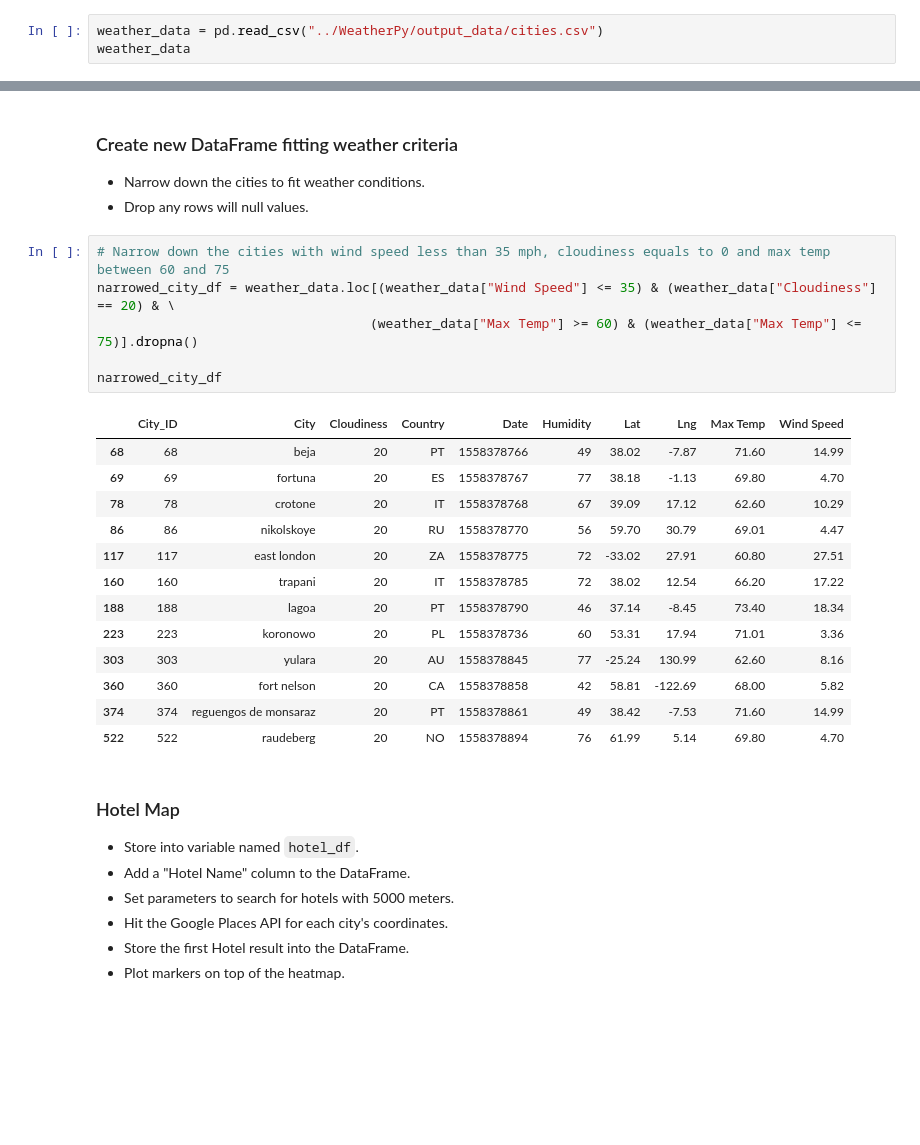
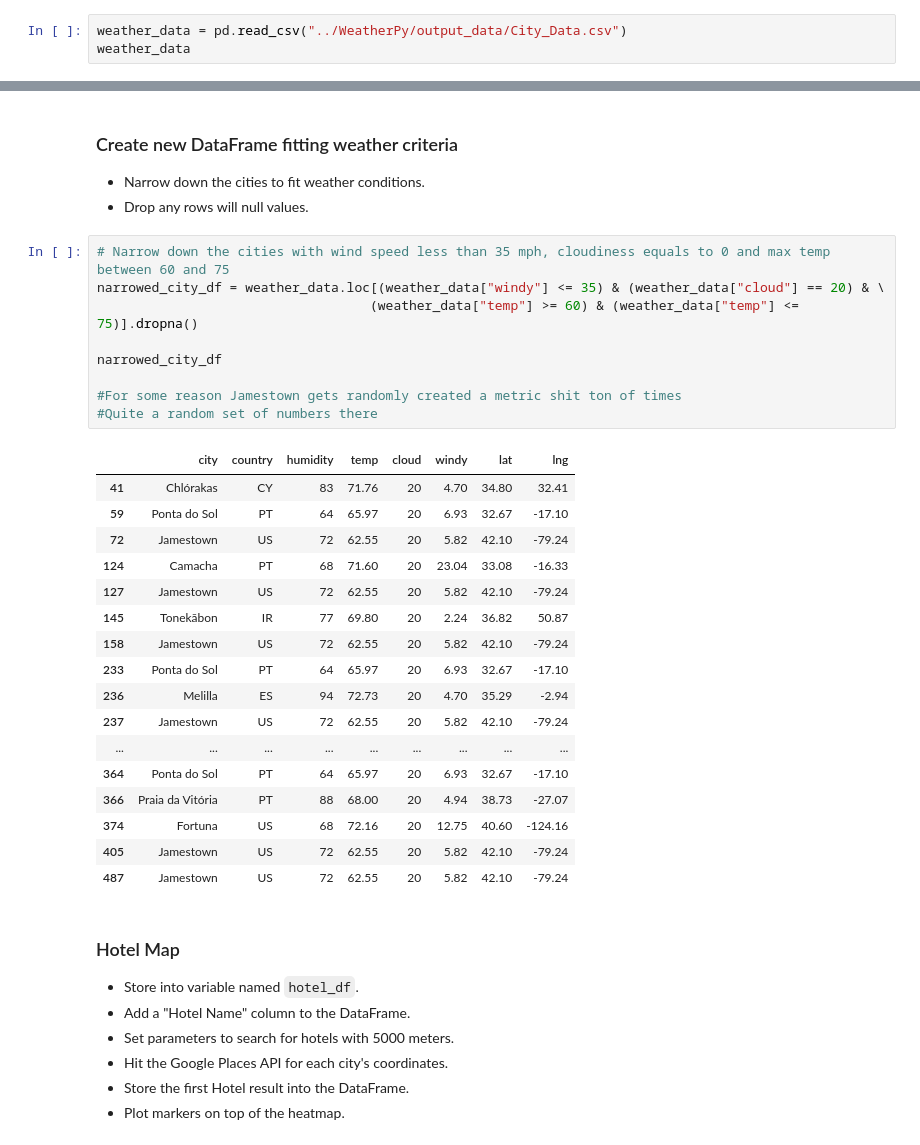
Before and after one commit to jobongie/python-api-challenge, a Jupyter notebook: VacationPy/VacationPy.ipynb, the cells around one changed output, grey strips where cells are left out. Cells and saved outputs as stored; diff of their text form; blank space fills up the shorter version.

Commit message:
Completed ReadME, changed Vacationpy data import file to Weatherpy output file

```diff
--- a/VacationPy/VacationPy.ipynb
+++ b/VacationPy/VacationPy.ipynb
@@ -22,6 +22,6 @@ from configs import g_keys
 ### Store Part I results into DataFrame
 * Load the csv exported in Part I to a DataFrame
 # %%
-weather_data = pd.read_csv("../WeatherPy/output_data/cities.csv")
+weather_data = pd.read_csv("../WeatherPy/output_data/City_Data.csv")
 weather_data
 # %% [output]
@@ -77,24 +77,31 @@ fig
 * Drop any rows will null values.
 # %%
 # Narrow down the cities with wind speed less than 35 mph, cloudiness equals to 0 and max temp between 60 and 75
-narrowed_city_df = weather_data.loc[(weather_data["Wind Speed"] <= 35) & (weather_data["Cloudiness"] == 20) & \
-                                   (weather_data["Max Temp"] >= 60) & (weather_data["Max Temp"] <= 75)].dropna()
+narrowed_city_df = weather_data.loc[(weather_data["windy"] <= 35) & (weather_data["cloud"] == 20) & \
+                                   (weather_data["temp"] >= 60) & (weather_data["temp"] <= 75)].dropna()
 
 narrowed_city_df
+
+#For some reason Jamestown gets randomly created a metric shit ton of times
+#Quite a random set of numbers there
 # %% [output]
-|  | City_ID | City | Cloudiness | Country | Date | Humidity | Lat | Lng | Max Temp | Wind Speed |
-| 68 | 68 | beja | 20 | PT | 1558378766 | 49 | 38.02 | -7.87 | 71.60 | 14.99 |
-| 69 | 69 | fortuna | 20 | ES | 1558378767 | 77 | 38.18 | -1.13 | 69.80 | 4.70 |
-| 78 | 78 | crotone | 20 | IT | 1558378768 | 67 | 39.09 | 17.12 | 62.60 | 10.29 |
-| 86 | 86 | nikolskoye | 20 | RU | 1558378770 | 56 | 59.70 | 30.79 | 69.01 | 4.47 |
-| 117 | 117 | east london | 20 | ZA | 1558378775 | 72 | -33.02 | 27.91 | 60.80 | 27.51 |
-| 160 | 160 | trapani | 20 | IT | 1558378785 | 72 | 38.02 | 12.54 | 66.20 | 17.22 |
-| 188 | 188 | lagoa | 20 | PT | 1558378790 | 46 | 37.14 | -8.45 | 73.40 | 18.34 |
-| 223 | 223 | koronowo | 20 | PL | 1558378736 | 60 | 53.31 | 17.94 | 71.01 | 3.36 |
-| 303 | 303 | yulara | 20 | AU | 1558378845 | 77 | -25.24 | 130.99 | 62.60 | 8.16 |
-| 360 | 360 | fort nelson | 20 | CA | 1558378858 | 42 | 58.81 | -122.69 | 68.00 | 5.82 |
-| 374 | 374 | reguengos de monsaraz | 20 | PT | 1558378861 | 49 | 38.42 | -7.53 | 71.60 | 14.99 |
-| 522 | 522 | raudeberg | 20 | NO | 1558378894 | 76 | 61.99 | 5.14 | 69.80 | 4.70 |
+|  | city | country | humidity | temp | cloud | windy | lat | lng |
+| 41 | Chlórakas | CY | 83 | 71.76 | 20 | 4.70 | 34.80 | 32.41 |
+| 59 | Ponta do Sol | PT | 64 | 65.97 | 20 | 6.93 | 32.67 | -17.10 |
+| 72 | Jamestown | US | 72 | 62.55 | 20 | 5.82 | 42.10 | -79.24 |
+| 124 | Camacha | PT | 68 | 71.60 | 20 | 23.04 | 33.08 | -16.33 |
+| 127 | Jamestown | US | 72 | 62.55 | 20 | 5.82 | 42.10 | -79.24 |
+| 145 | Tonekābon | IR | 77 | 69.80 | 20 | 2.24 | 36.82 | 50.87 |
+| 158 | Jamestown | US | 72 | 62.55 | 20 | 5.82 | 42.10 | -79.24 |
+| 233 | Ponta do Sol | PT | 64 | 65.97 | 20 | 6.93 | 32.67 | -17.10 |
+| 236 | Melilla | ES | 94 | 72.73 | 20 | 4.70 | 35.29 | -2.94 |
+| 237 | Jamestown | US | 72 | 62.55 | 20 | 5.82 | 42.10 | -79.24 |
+| ... | ... | ... | ... | ... | ... | ... | ... | ... |
+| 364 | Ponta do Sol | PT | 64 | 65.97 | 20 | 6.93 | 32.67 | -17.10 |
+| 366 | Praia da Vitória | PT | 88 | 68.00 | 20 | 4.94 | 38.73 | -27.07 |
+| 374 | Fortuna | US | 68 | 72.16 | 20 | 12.75 | 40.60 | -124.16 |
+| 405 | Jamestown | US | 72 | 62.55 | 20 | 5.82 | 42.10 | -79.24 |
+| 487 | Jamestown | US | 72 | 62.55 | 20 | 5.82 | 42.10 | -79.24 |
 # %% [markdown]
 ### Hotel Map
 * Store into variable named `hotel_df`.
```
Also changed, not shown: parts of 5 cells of this notebook, 5 other files.
